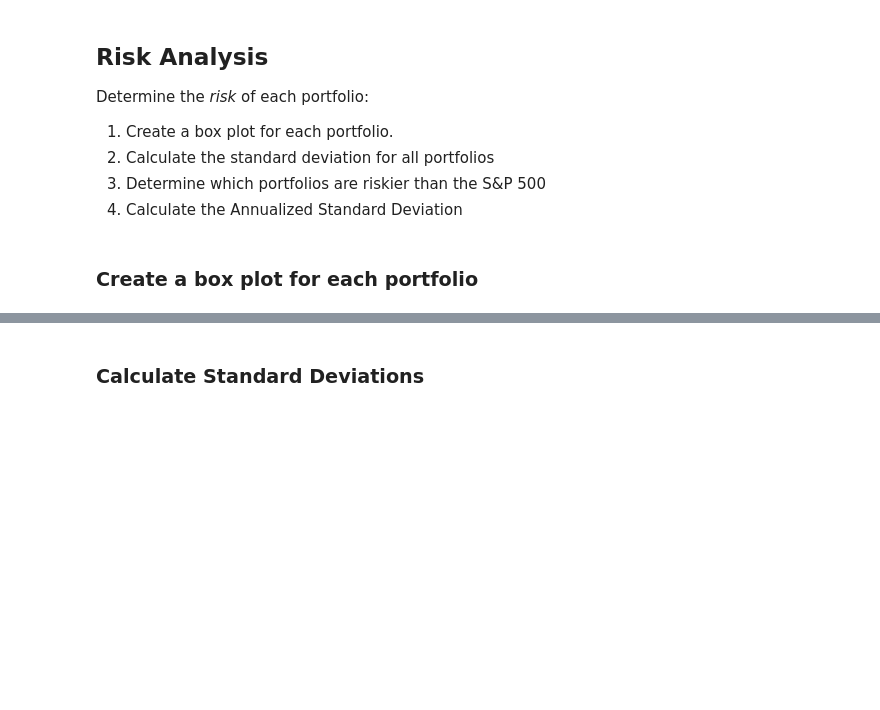
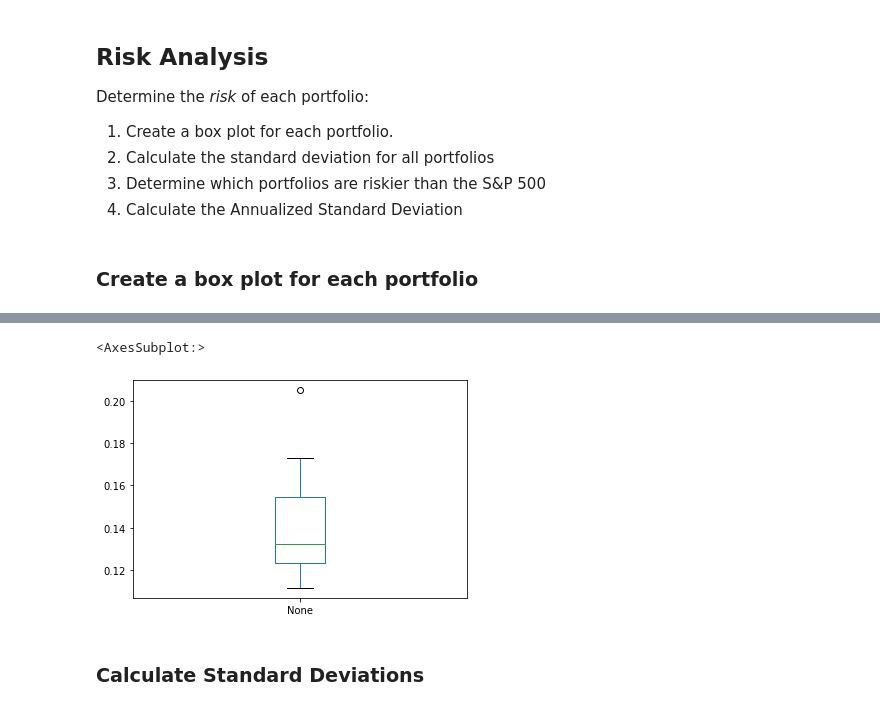
Before and after one commit to jordan-gilmartin/pandas-portfolio-analysis, a Jupyter notebook: whale_analysis.ipynb, the cells around one changed output, grey strips where cells are left out. Saved outputs shown, nothing was run; the diff lists cells and outputs as text; code cells hidden in the pictures; blank space fills up the shorter version.

```diff
--- a/whale_analysis.ipynb
+++ b/whale_analysis.ipynb
@@ -697,3 +701,8 @@ Determine the _risk_ of each portfolio:
+# %%
+annualized_std.plot.box()
+# %% [output]
+<AxesSubplot:>
+[figure, added]
 # %% [markdown]
 ### Calculate Standard Deviations
 # %%
```
Also changed, not shown: parts of 3 cells of this notebook.
